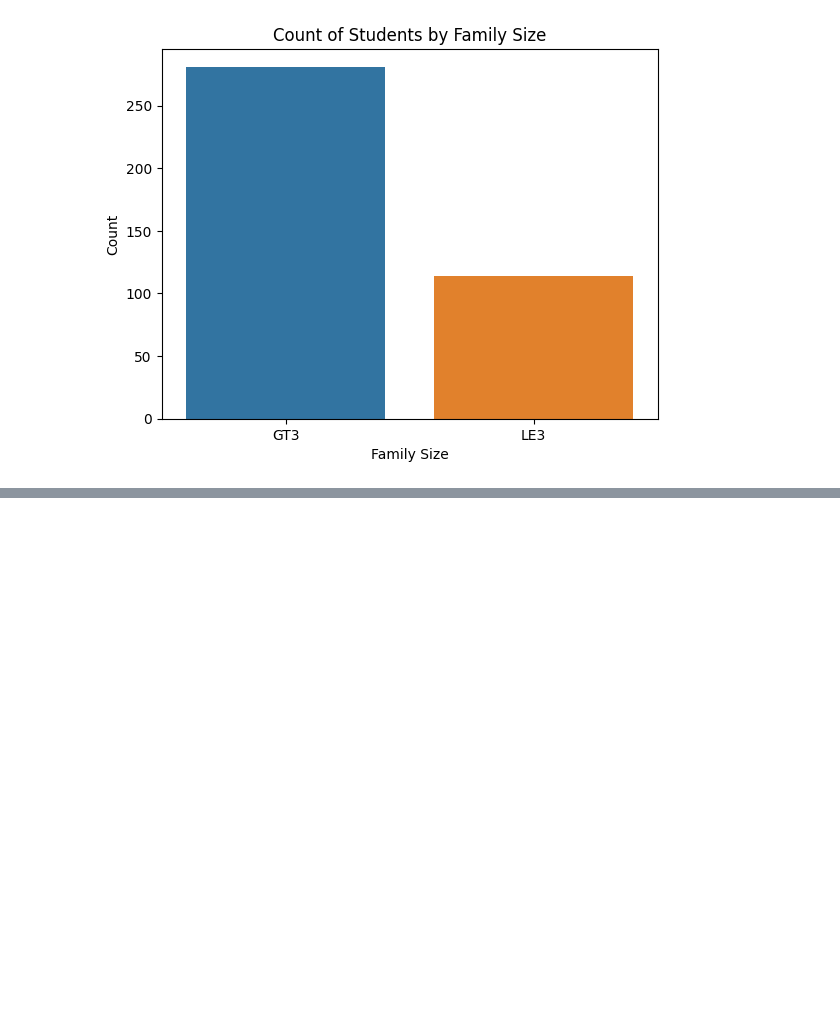
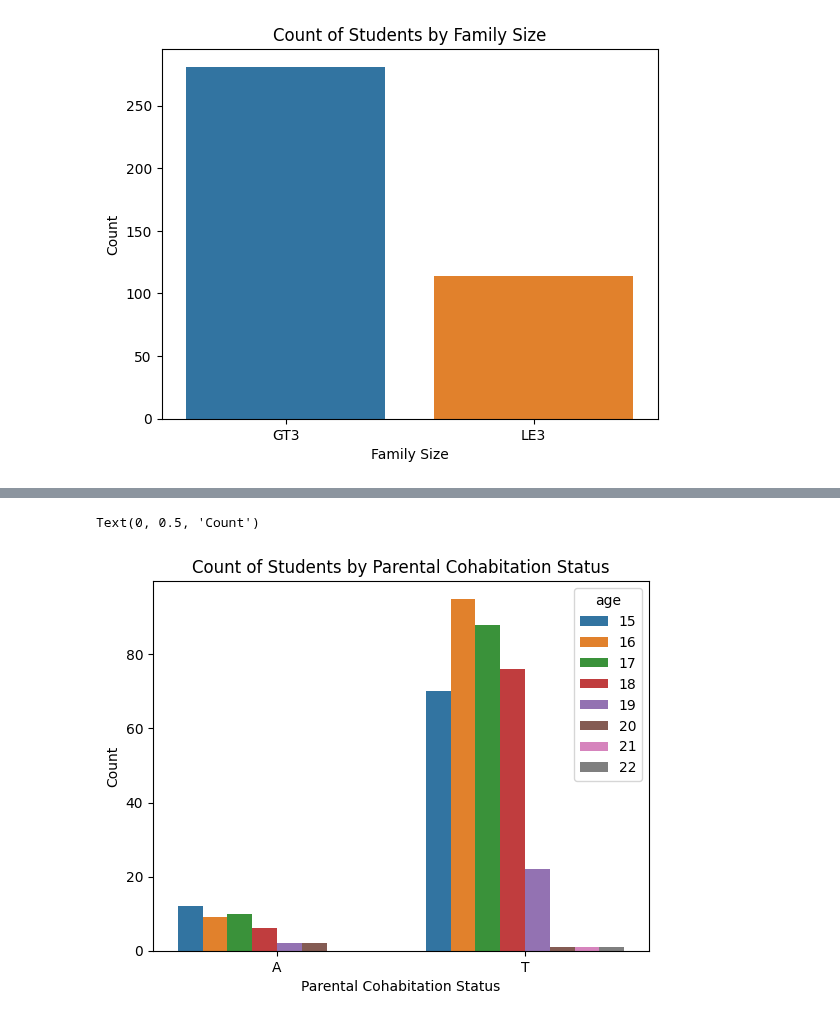
Before and after one commit to latifkara/dataScienceProjects, a Jupyter notebook: School_Conumption/SchoolConsumption.ipynb, the cells around one changed output, grey strips where cells are left out. Cells and saved outputs as stored; diff of their text form; code cells hidden in the pictures; blank space fills up the shorter version.

```diff
--- a/School_Conumption/SchoolConsumption.ipynb
+++ b/School_Conumption/SchoolConsumption.ipynb
@@ -190,0 +191,8 @@ TypeError: Horizontal orientation requires numeric `x` variable.
+# %%
+plt.title("Count of Students by Parental Cohabitation Status")
+sns.countplot(x='Pstatus',hue=age ,data=school_df)
+plt.xlabel('Parental Cohabitation Status')
+plt.ylabel('Count')
+# %% [output]
+Text(0, 0.5, 'Count')
+[figure, added]
```
Also changed, not shown: parts of 2 cells of this notebook.
